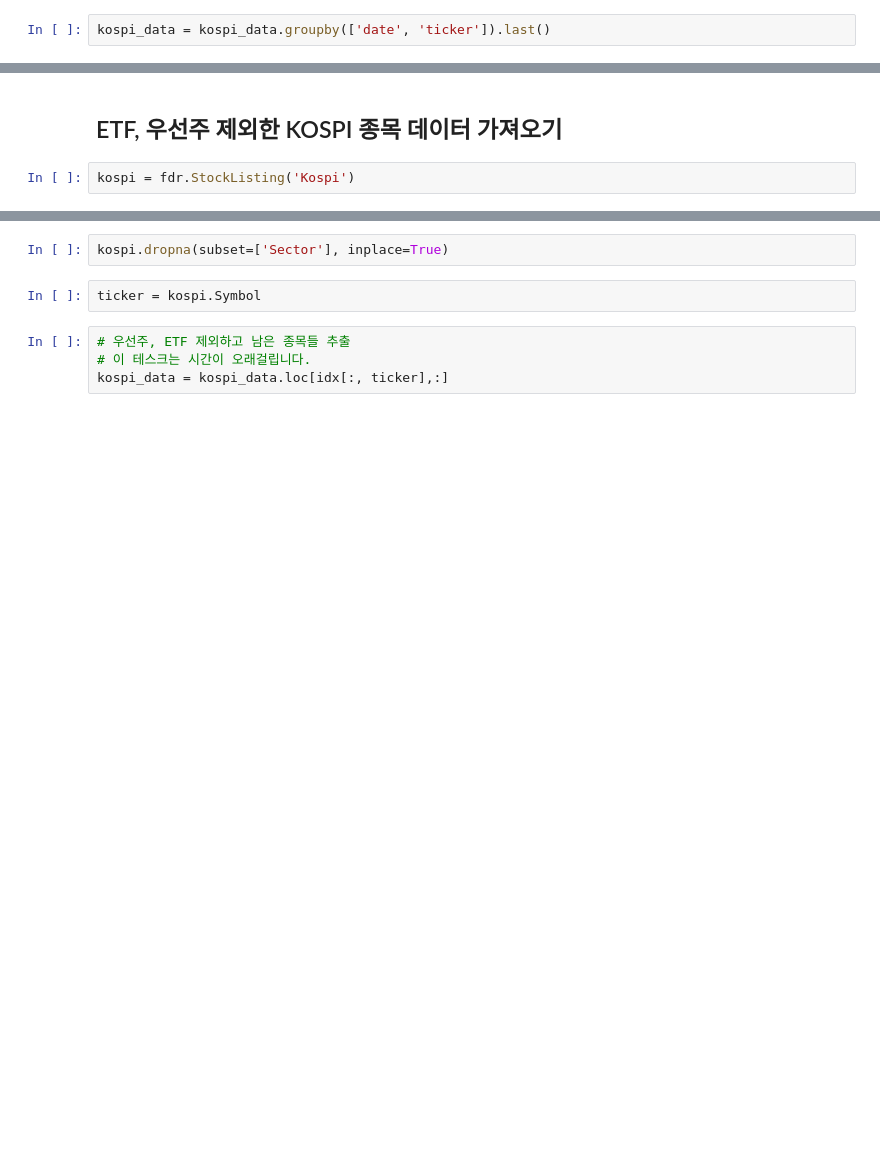
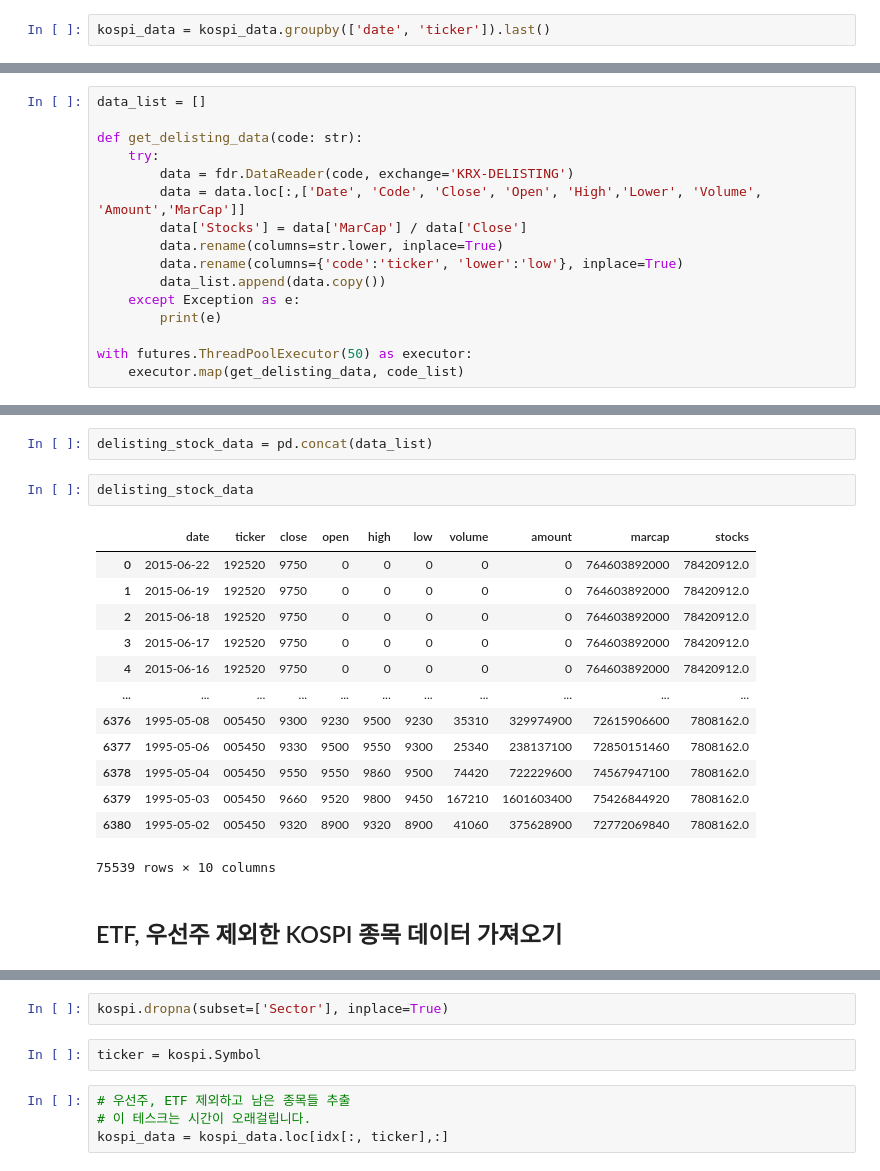
Before and after one commit to Hertz-and-Alpha/machine-learning-for-trading-korea-stock, a Jupyter notebook: data/create_datasets.ipynb, the cells around one changed output, grey strips where cells are left out. Drawn from its saved outputs; the diff is of its cells as text; blank space fills up the shorter version.

```diff
--- a/data/create_datasets.ipynb
+++ b/data/create_datasets.ipynb
@@ -76,0 +200,16 @@ kospi_data = kospi_data.groupby(['date', 'ticker']).last()
+# %%
+data_list = []
+
+def get_delisting_data(code: str):
+    try:
+        data = fdr.DataReader(code, exchange='KRX-DELISTING')
+        data = data.loc[:,['Date', 'Code', 'Close', 'Open', 'High','Lower', 'Volume', 'Amount','MarCap']]
+        data['Stocks'] = data['MarCap'] / data['Close']
+        data.rename(columns=str.lower, inplace=True)
+        data.rename(columns={'code':'ticker', 'lower':'low'}, inplace=True)
+        data_list.append(data.copy())
+    except Exception as e:
+        print(e)
+
+with futures.ThreadPoolExecutor(50) as executor:
+    executor.map(get_delisting_data, code_list)
@@ -77,4 +234,20 @@ kospi_data = kospi_data.groupby(['date', 'ticker']).last()
+# %%
+delisting_stock_data = pd.concat(data_list)
+# %%
+delisting_stock_data
+# %% [output]
+|  | date | ticker | close | open | high | low | volume | amount | marcap | stocks |
+| 0 | 2015-06-22 | 192520 | 9750 | 0 | 0 | 0 | 0 | 0 | 764603892000 | 78420912.0 |
+| 1 | 2015-06-19 | 192520 | 9750 | 0 | 0 | 0 | 0 | 0 | 764603892000 | 78420912.0 |
+| 2 | 2015-06-18 | 192520 | 9750 | 0 | 0 | 0 | 0 | 0 | 764603892000 | 78420912.0 |
+| 3 | 2015-06-17 | 192520 | 9750 | 0 | 0 | 0 | 0 | 0 | 764603892000 | 78420912.0 |
+| 4 | 2015-06-16 | 192520 | 9750 | 0 | 0 | 0 | 0 | 0 | 764603892000 | 78420912.0 |
+| ... | ... | ... | ... | ... | ... | ... | ... | ... | ... | ... |
+| 6376 | 1995-05-08 | 005450 | 9300 | 9230 | 9500 | 9230 | 35310 | 329974900 | 72615906600 | 7808162.0 |
+| 6377 | 1995-05-06 | 005450 | 9330 | 9500 | 9550 | 9300 | 25340 | 238137100 | 72850151460 | 7808162.0 |
+| 6378 | 1995-05-04 | 005450 | 9550 | 9550 | 9860 | 9500 | 74420 | 722229600 | 74567947100 | 7808162.0 |
+| 6379 | 1995-05-03 | 005450 | 9660 | 9520 | 9800 | 9450 | 167210 | 1601603400 | 75426844920 | 7808162.0 |
+| 6380 | 1995-05-02 | 005450 | 9320 | 8900 | 9320 | 8900 | 41060 | 375628900 | 72772069840 | 7808162.0 |
+75539 rows × 10 columns
 # %% [markdown]
 ## ETF, 우선주 제외한 KOSPI 종목 데이터 가져오기
-# %%
-kospi = fdr.StockListing('Kospi')
```
Also changed, not shown: parts of 41 cells of this notebook.
